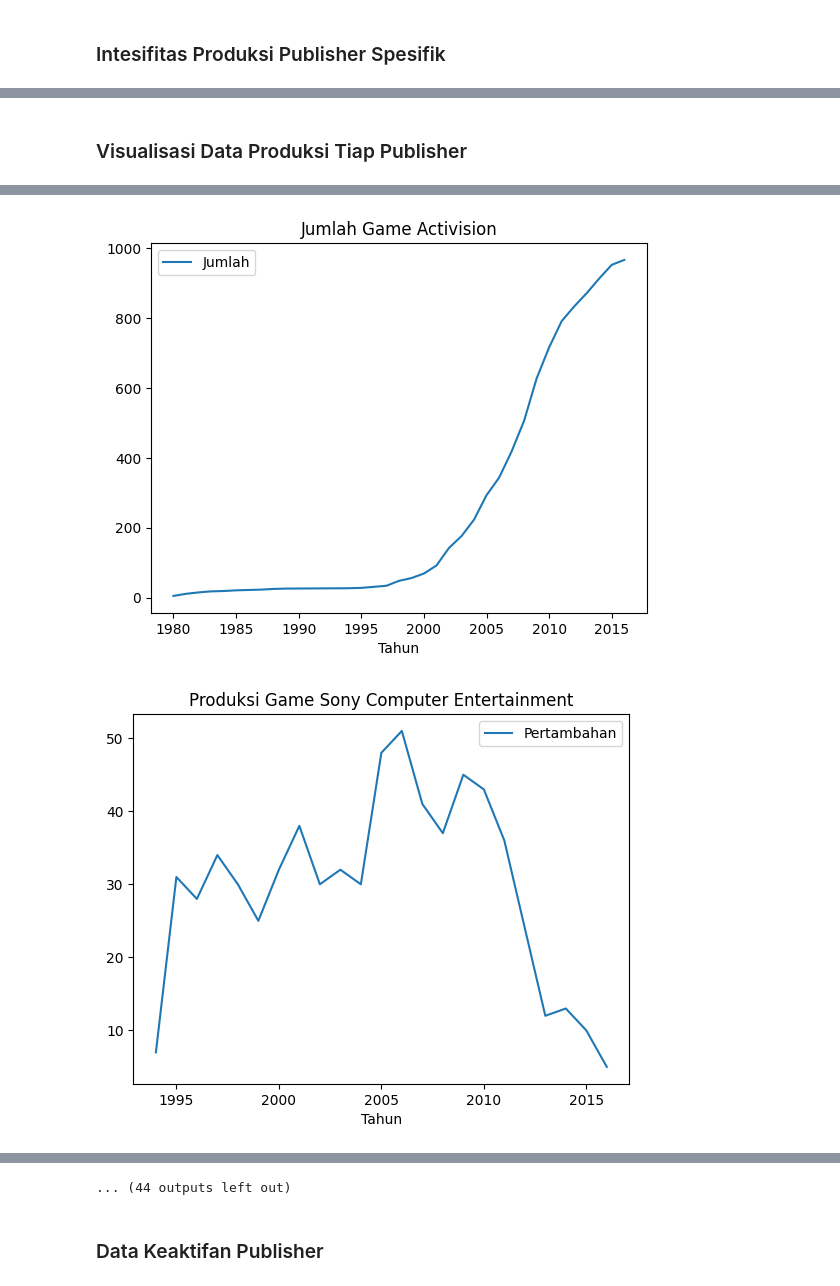
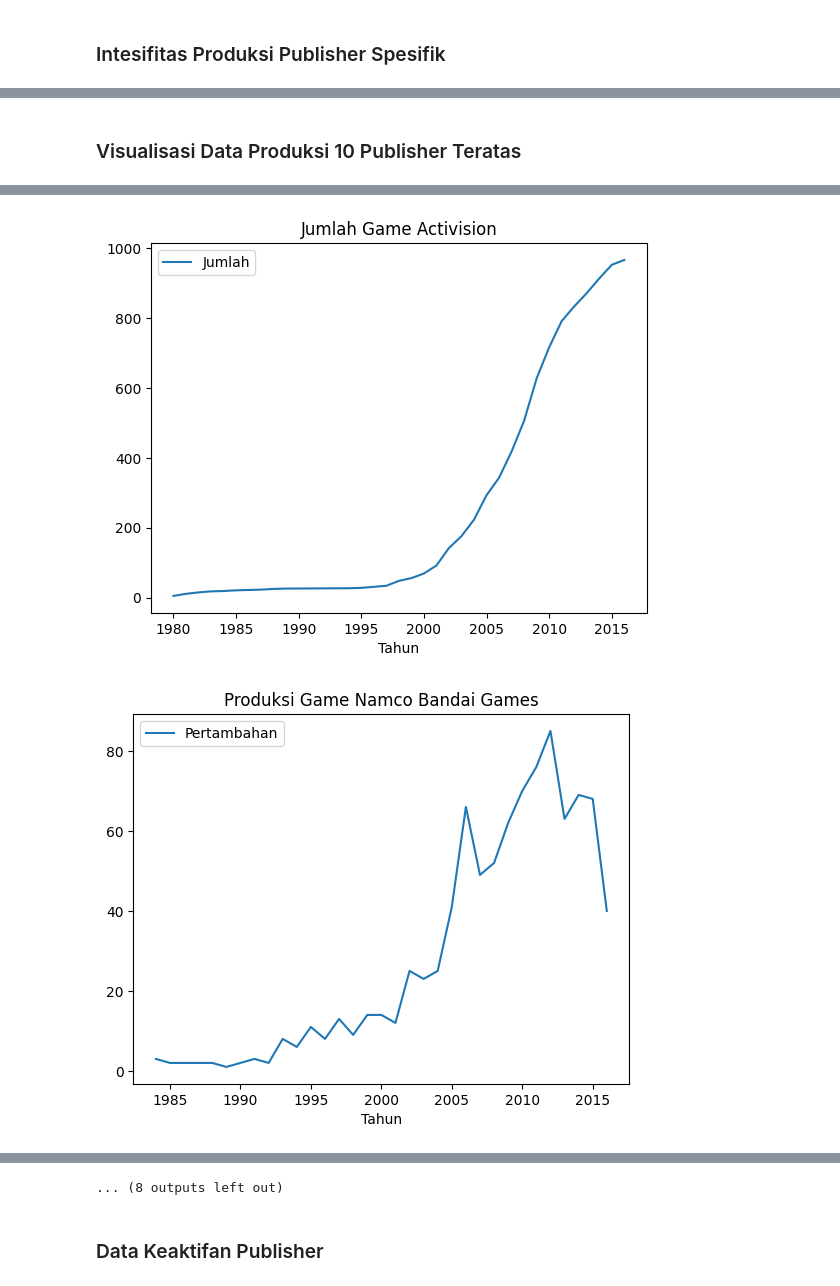
Before and after one commit to Astha47/Tugas-Besar-Analisis-Data-Kelompok-8, a Jupyter notebook: Main.ipynb, the cells around one changed output, grey strips where cells are left out. Saved outputs shown, nothing was run; the diff lists cells and outputs as text; code cells hidden in the pictures.

Commit message:
Merubah acuan data dari smple ke data.DataFrame

```diff
--- a/Main.ipynb
+++ b/Main.ipynb
@@ -404,7 +404,7 @@ Text(0, 0.5, 'Publisher')
 
 # LOADER
 
-sorted_publisher = sample.value_counts("Publisher")
+sorted_publisher = data.value_counts("Publisher")
 
 input_data_publisher = {}
 input_data_publisher["Publisher"] = ["a" for i in range(len(sorted_publisher))]
@@ -478,12 +490,12 @@ JumlahTiapTahun.plot(kind="line",x="Tahun",y="Jumlah", title=title2)
 # %% [markdown]
-### Visualisasi Data Produksi Tiap Publisher
+### Visualisasi Data Produksi 10 Publisher Teratas
 # %%
 import math
 from matplotlib import pyplot as plt
 
 DataTahunTerakhir = []
 DataNamaPublisher = []
-for i in range(len(list_publisher)):
+for i in range(10):
     keyword = list_publisher['Publisher'].iloc[i]
 
     #memuat data publisher
@@ -520,16 +532,6 @@ for i in range(len(list_publisher)):
     data_publisher.sort_values('Tahun').plot(kind="line",x="Tahun",y="Pertambahan",title=title1)
     JumlahTiapTahun.plot(kind="line",x="Tahun",y="Jumlah", title=title2)
 
-    """
-    minimum_ele = min(JumlahTiapTahun["Tahun"])
-    maximum_ele = max(JumlahTiapTahun["Tahun"])
-    new_list = range(math.floor(min(JumlahTiapTahun["Tahun"])), math.ceil(max(JumlahTiapTahun["Tahun"]))+1)
-
-    plt.xticks(new_list)
-    plt.show()
-    """
-
-
 
     tahunterakhir = [data_publisher.max().loc['Tahun']]
     DataNamaPublisher += [keyword]
@@ -546,3 +548,3 @@ DataKeaktifan = pd.DataFrame(data=DataTahun)
 [figure]
 [figure]
-[figure, old version]
+[figure, new version]
@@ -556,4 +558,4 @@ DataKeaktifan = pd.DataFrame(data=DataTahun)
-... (44 outputs left out)
+... (8 outputs left out)
 # %% [markdown]
 ### Data Keaktifan Publisher
 # %%
```
Also changed, not shown: parts of 6 cells of this notebook.
